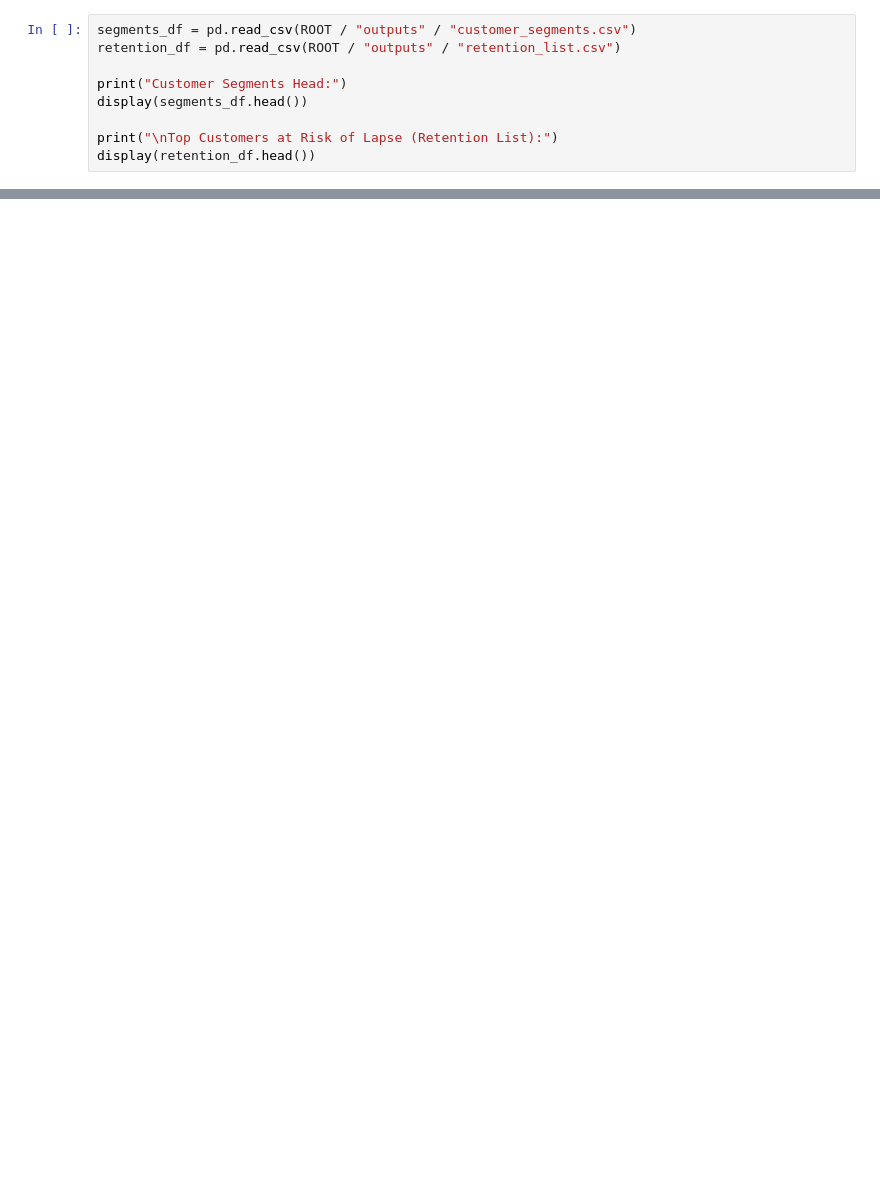
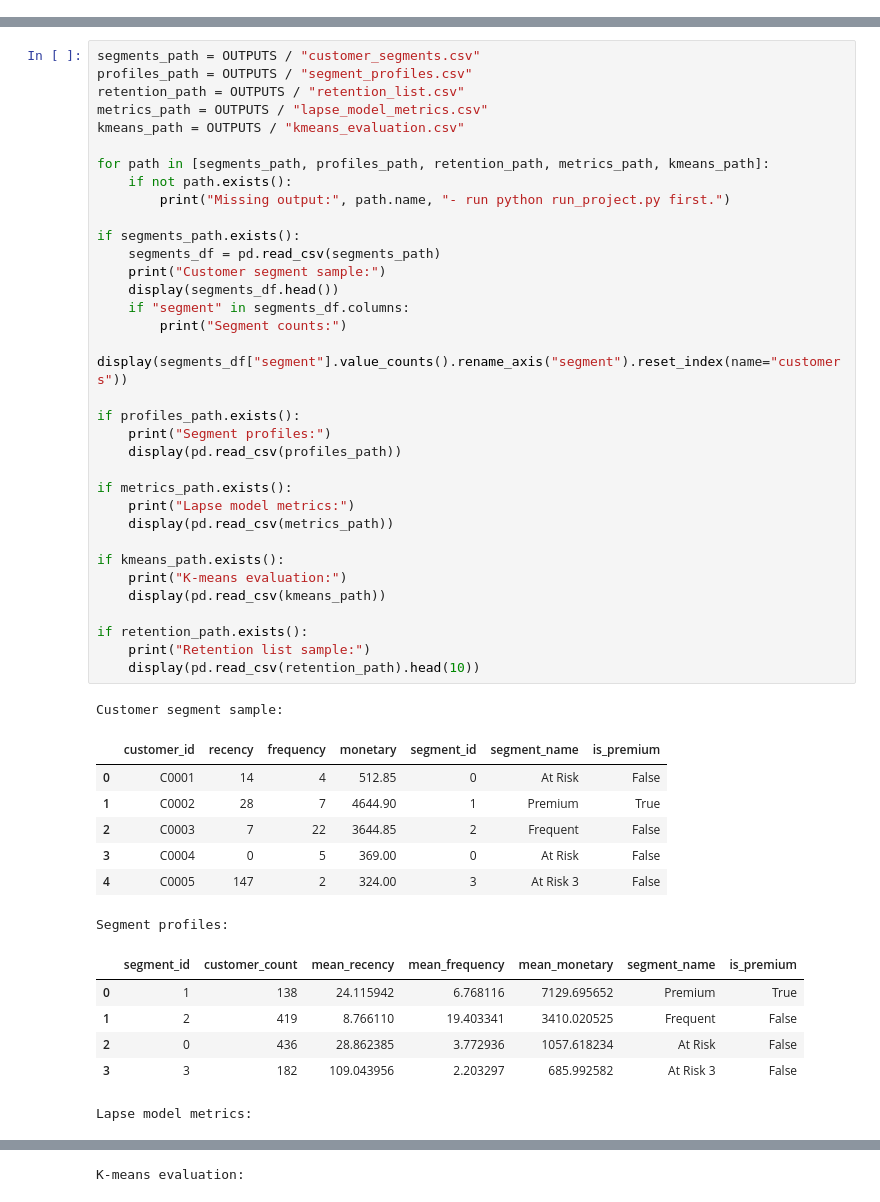
Before and after one commit to MariyaSilviya/instamart-customer-intelligence-copilot, a Jupyter notebook: Instamart_Copilot_Analysis.ipynb, the cells around one changed output, grey strips where cells are left out. Saved outputs shown, nothing was run; the diff lists cells and outputs as text; blank space fills up the shorter version.

```diff
--- a/Instamart_Copilot_Analysis.ipynb
+++ b/Instamart_Copilot_Analysis.ipynb
@@ -64,9 +106,0 @@ Loading generated customer segments and inspecting the Random Forest lapse model
-# %%
-segments_df = pd.read_csv(ROOT / "outputs" / "customer_segments.csv")
-retention_df = pd.read_csv(ROOT / "outputs" / "retention_list.csv")
-
-print("Customer Segments Head:")
-display(segments_df.head())
-
-print("\nTop Customers at Risk of Lapse (Retention List):")
-display(retention_df.head())
@@ -141,0 +121,49 @@ Error:
+# %%
+segments_path = OUTPUTS / "customer_segments.csv"
+profiles_path = OUTPUTS / "segment_profiles.csv"
+retention_path = OUTPUTS / "retention_list.csv"
+metrics_path = OUTPUTS / "lapse_model_metrics.csv"
+kmeans_path = OUTPUTS / "kmeans_evaluation.csv"
+
+for path in [segments_path, profiles_path, retention_path, metrics_path, kmeans_path]:
+    if not path.exists():
+        print("Missing output:", path.name, "- run python run_project.py first.")
+
+if segments_path.exists():
+    segments_df = pd.read_csv(segments_path)
+    print("Customer segment sample:")
+    display(segments_df.head())
+    if "segment" in segments_df.columns:
+        print("Segment counts:")
+        display(segments_df["segment"].value_counts().rename_axis("segment").reset_index(name="customers"))
+
+if profiles_path.exists():
+    print("Segment profiles:")
+    display(pd.read_csv(profiles_path))
+
+if metrics_path.exists():
+    print("Lapse model metrics:")
+    display(pd.read_csv(metrics_path))
+
+if kmeans_path.exists():
+    print("K-means evaluation:")
+    display(pd.read_csv(kmeans_path))
+
+if retention_path.exists():
+    print("Retention list sample:")
+    display(pd.read_csv(retention_path).head(10))
+# %% [output]
+Customer segment sample:
+|  | customer_id | recency | frequency | monetary | segment_id | segment_name | is_premium |
+| 0 | C0001 | 14 | 4 | 512.85 | 0 | At Risk | False |
+| 1 | C0002 | 28 | 7 | 4644.90 | 1 | Premium | True |
+| 2 | C0003 | 7 | 22 | 3644.85 | 2 | Frequent | False |
+| 3 | C0004 | 0 | 5 | 369.00 | 0 | At Risk | False |
+| 4 | C0005 | 147 | 2 | 324.00 | 3 | At Risk 3 | False |
+Segment profiles:
+|  | segment_id | customer_count | mean_recency | mean_frequency | mean_monetary | segment_name | is_premium |
+| 0 | 1 | 138 | 24.115942 | 6.768116 | 7129.695652 | Premium | True |
+| 1 | 2 | 419 | 8.766110 | 19.403341 | 3410.020525 | Frequent | False |
+| 2 | 0 | 436 | 28.862385 | 3.772936 | 1057.618234 | At Risk | False |
+| 3 | 3 | 182 | 109.043956 | 2.203297 | 685.992582 | At Risk 3 | False |
+Lapse model metrics:
@@ -141,0 +174 @@ Error:
+K-means evaluation:
```
Also changed, not shown: parts of 20 cells of this notebook, 4 other files.
